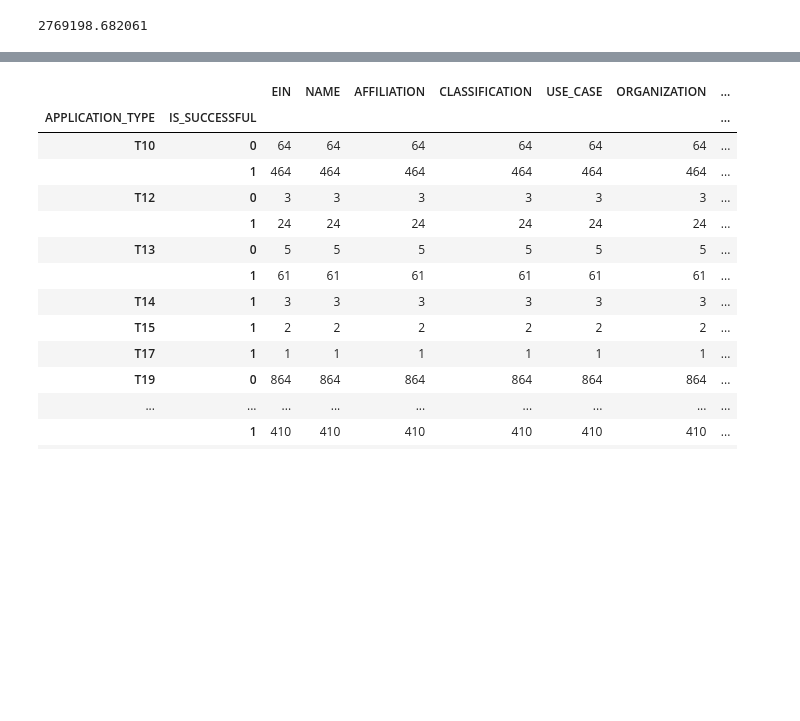
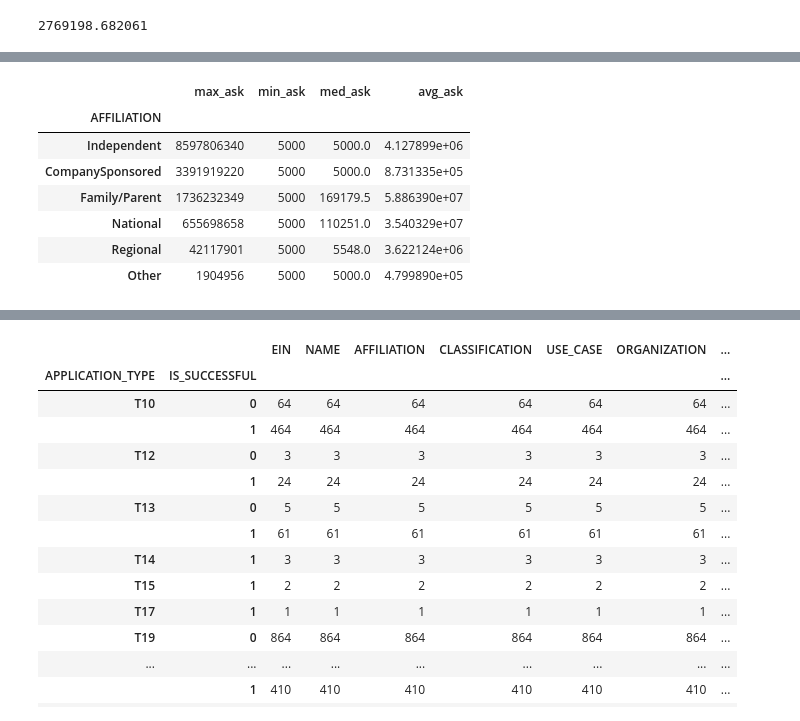
Before and after one commit to juliemcbaker/alphabet_optimization, a Jupyter notebook: AlphabetSoupCharity_Optimization.ipynb, the cells around one changed output, grey strips where cells are left out. Cells and saved outputs as stored; diff of their text form; code cells hidden in the pictures; blank space fills up the shorter version.

```diff
--- a/AlphabetSoupCharity_Optimization.ipynb
+++ b/AlphabetSoupCharity_Optimization.ipynb
@@ -674,0 +722,17 @@ print('{:f}'.format(asking_avg))
+# %%
+affil_by_ask = app_df_3.groupby('AFFILIATION').agg(
+    max_ask=pd.NamedAgg(column='ASK_AMT', aggfunc=max),
+    min_ask=pd.NamedAgg(column='ASK_AMT', aggfunc=min),
+    med_ask=pd.NamedAgg(column='ASK_AMT', aggfunc='median'),
+    avg_ask=pd.NamedAgg(column='ASK_AMT', aggfunc='mean')
+).sort_values(['max_ask'], ascending=False)
+affil_by_ask
+# %% [output]
+|  | max_ask | min_ask | med_ask | avg_ask |
+| AFFILIATION |  |  |  |  |
+| Independent | 8597806340 | 5000 | 5000.0 | 4.127899e+06 |
+| CompanySponsored | 3391919220 | 5000 | 5000.0 | 8.731335e+05 |
+| Family/Parent | 1736232349 | 5000 | 169179.5 | 5.886390e+07 |
+| National | 655698658 | 5000 | 110251.0 | 3.540329e+07 |
+| Regional | 42117901 | 5000 | 5548.0 | 3.622124e+06 |
+| Other | 1904956 | 5000 | 5000.0 | 4.799890e+05 |
```
Also changed, not shown: parts of 10 cells of this notebook.
